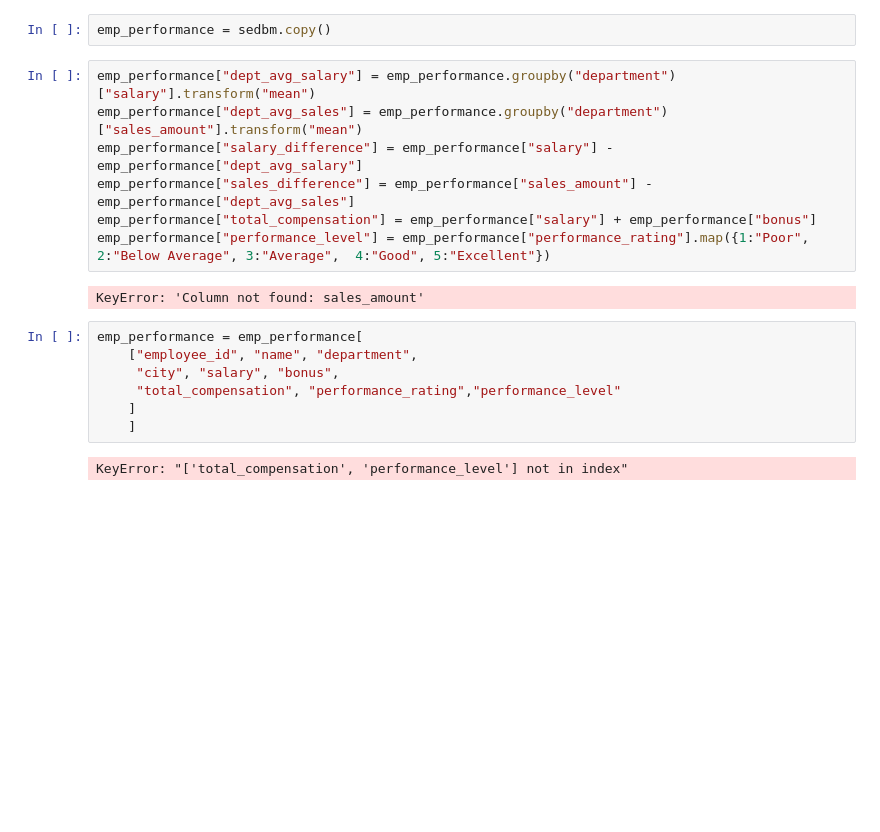
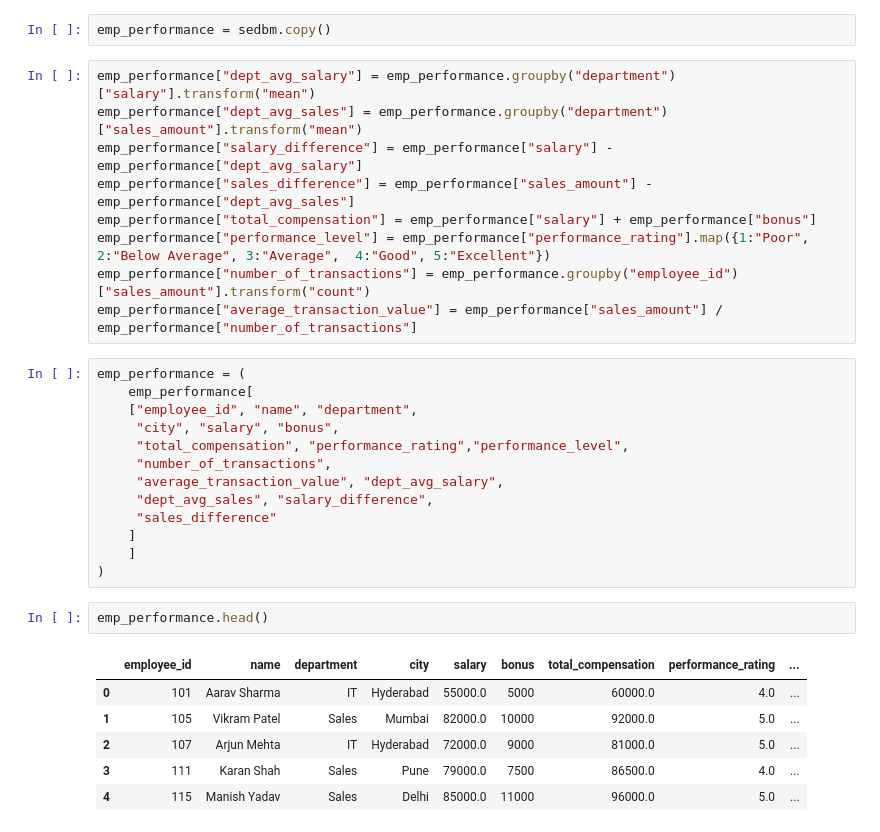
Before and after one commit to Vasista-G/GoogleCollab_Python, a Jupyter notebook: PandasLvL3/PandasLvL3Practice.ipynb, the cells around one changed output. Saved outputs shown, nothing was run; the diff lists cells and outputs as text; blank space fills up the shorter version.

```diff
--- a/PandasLvL3/PandasLvL3Practice.ipynb
+++ b/PandasLvL3/PandasLvL3Practice.ipynb
@@ -687,14 +687,27 @@ emp_performance["salary_difference"] = emp_performance["salary"] - emp_performan
 emp_performance["sales_difference"] = emp_performance["sales_amount"] - emp_performance["dept_avg_sales"]
 emp_performance["total_compensation"] = emp_performance["salary"] + emp_performance["bonus"]
 emp_performance["performance_level"] = emp_performance["performance_rating"].map({1:"Poor", 2:"Below Average", 3:"Average",  4:"Good", 5:"Excellent"})
+emp_performance["number_of_transactions"] = emp_performance.groupby("employee_id")["sales_amount"].transform("count")
+emp_performance["average_transaction_value"] = emp_performance["sales_amount"] / emp_performance["number_of_transactions"]
-# %% [output]
-KeyError: 'Column not found: sales_amount'
 # %%
-emp_performance = emp_performance[
+emp_performance = (
+    emp_performance[
     ["employee_id", "name", "department",
      "city", "salary", "bonus",
-     "total_compensation", "performance_rating","performance_level"
+     "total_compensation", "performance_rating","performance_level",
+     "number_of_transactions",
+     "average_transaction_value", "dept_avg_salary",
+     "dept_avg_sales", "salary_difference",
+     "sales_difference"
     ]
     ]
+)
-# %% [output]
-KeyError: "['total_compensation', 'performance_level'] not in index"
+# %%
+emp_performance.head()
+# %% [output]
+|  | employee_id | name | department | city | salary | bonus | total_compensation | performance_rating | ... |
+| 0 | 101 | Aarav Sharma | IT | Hyderabad | 55000.0 | 5000 | 60000.0 | 4.0 | ... |
+| 1 | 105 | Vikram Patel | Sales | Mumbai | 82000.0 | 10000 | 92000.0 | 5.0 | ... |
+| 2 | 107 | Arjun Mehta | IT | Hyderabad | 72000.0 | 9000 | 81000.0 | 5.0 | ... |
+| 3 | 111 | Karan Shah | Sales | Pune | 79000.0 | 7500 | 86500.0 | 4.0 | ... |
+| 4 | 115 | Manish Yadav | Sales | Delhi | 85000.0 | 11000 | 96000.0 | 5.0 | ... |
```
